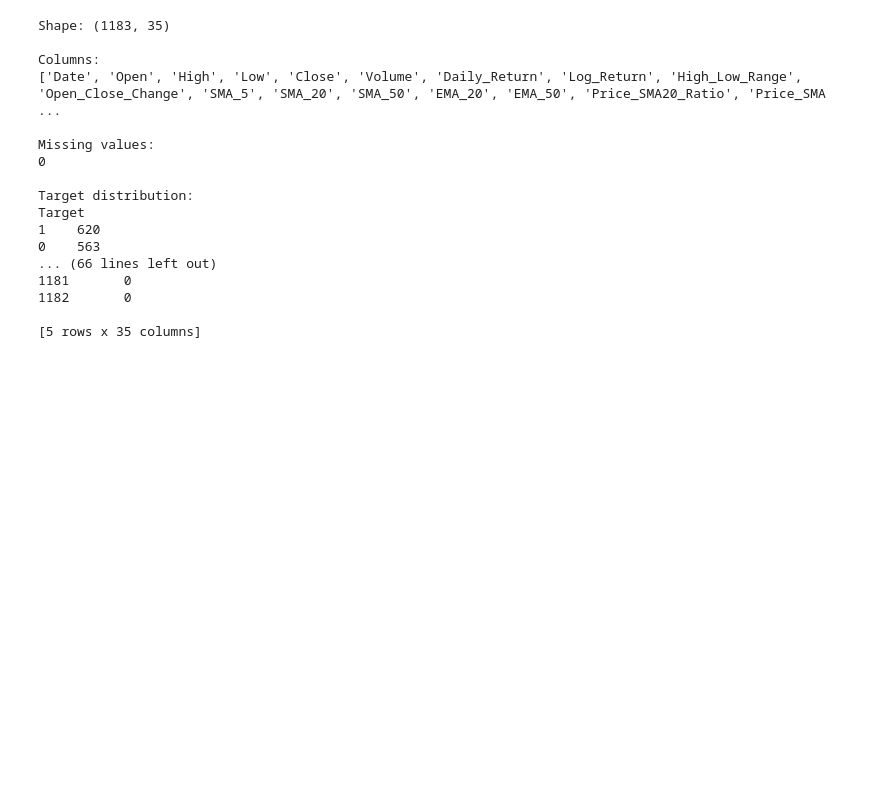
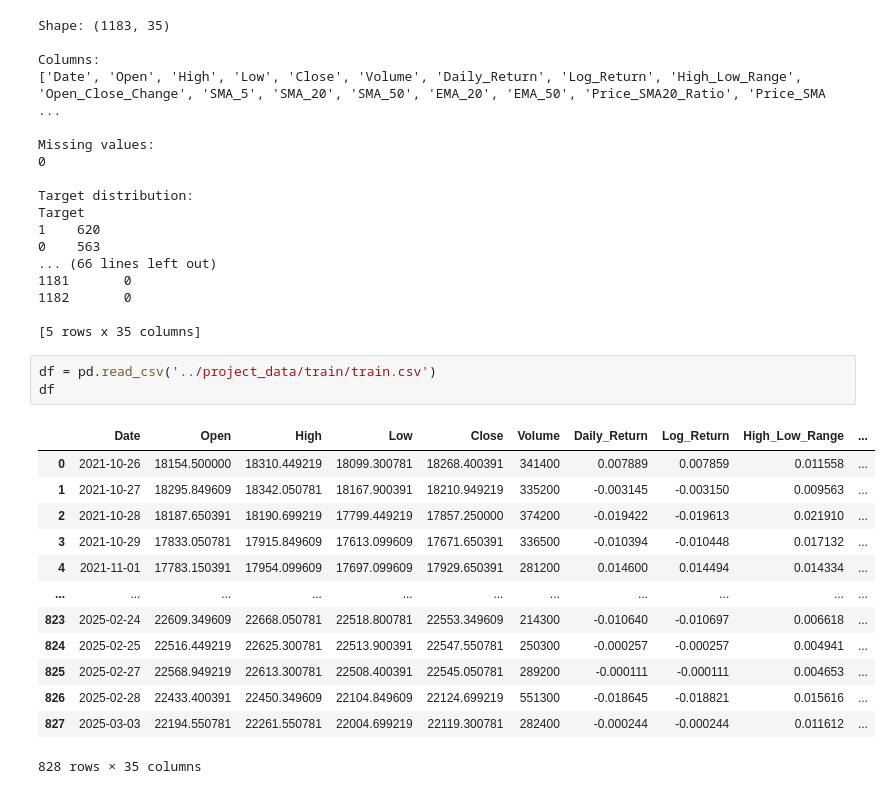
Before and after one commit to rmsmuralidharan/Market_pulse-AI, a Jupyter notebook: notebooks/01_data_validation.ipynb, the cells around one changed output. Saved outputs shown, nothing was run; the diff lists cells and outputs as text; blank space fills up the shorter version.

Commit message:
data preprocessing, data split and sequence creation

```diff
--- a/notebooks/01_data_validation.ipynb
+++ b/notebooks/01_data_validation.ipynb
@@ -230,3 +230,20 @@ Target
 1182       0
 
 [5 rows x 35 columns]
+# %%
+df = pd.read_csv('../project_data/train/train.csv')
+df
+# %% [output]
+|  | Date | Open | High | Low | Close | Volume | Daily_Return | Log_Return | High_Low_Range | ... |
+| 0 | 2021-10-26 | 18154.500000 | 18310.449219 | 18099.300781 | 18268.400391 | 341400 | 0.007889 | 0.007859 | 0.011558 | ... |
+| 1 | 2021-10-27 | 18295.849609 | 18342.050781 | 18167.900391 | 18210.949219 | 335200 | -0.003145 | -0.003150 | 0.009563 | ... |
+| 2 | 2021-10-28 | 18187.650391 | 18190.699219 | 17799.449219 | 17857.250000 | 374200 | -0.019422 | -0.019613 | 0.021910 | ... |
+| 3 | 2021-10-29 | 17833.050781 | 17915.849609 | 17613.099609 | 17671.650391 | 336500 | -0.010394 | -0.010448 | 0.017132 | ... |
+| 4 | 2021-11-01 | 17783.150391 | 17954.099609 | 17697.099609 | 17929.650391 | 281200 | 0.014600 | 0.014494 | 0.014334 | ... |
+| ... | ... | ... | ... | ... | ... | ... | ... | ... | ... | ... |
+| 823 | 2025-02-24 | 22609.349609 | 22668.050781 | 22518.800781 | 22553.349609 | 214300 | -0.010640 | -0.010697 | 0.006618 | ... |
+| 824 | 2025-02-25 | 22516.449219 | 22625.300781 | 22513.900391 | 22547.550781 | 250300 | -0.000257 | -0.000257 | 0.004941 | ... |
+| 825 | 2025-02-27 | 22568.949219 | 22613.300781 | 22508.400391 | 22545.050781 | 289200 | -0.000111 | -0.000111 | 0.004653 | ... |
+| 826 | 2025-02-28 | 22433.400391 | 22450.349609 | 22104.849609 | 22124.699219 | 551300 | -0.018645 | -0.018821 | 0.015616 | ... |
+| 827 | 2025-03-03 | 22194.550781 | 22261.550781 | 22004.699219 | 22119.300781 | 282400 | -0.000244 | -0.000244 | 0.011612 | ... |
+828 rows × 35 columns
```
Also changed, not shown: parts of 8 cells of this notebook, 19 other files.
